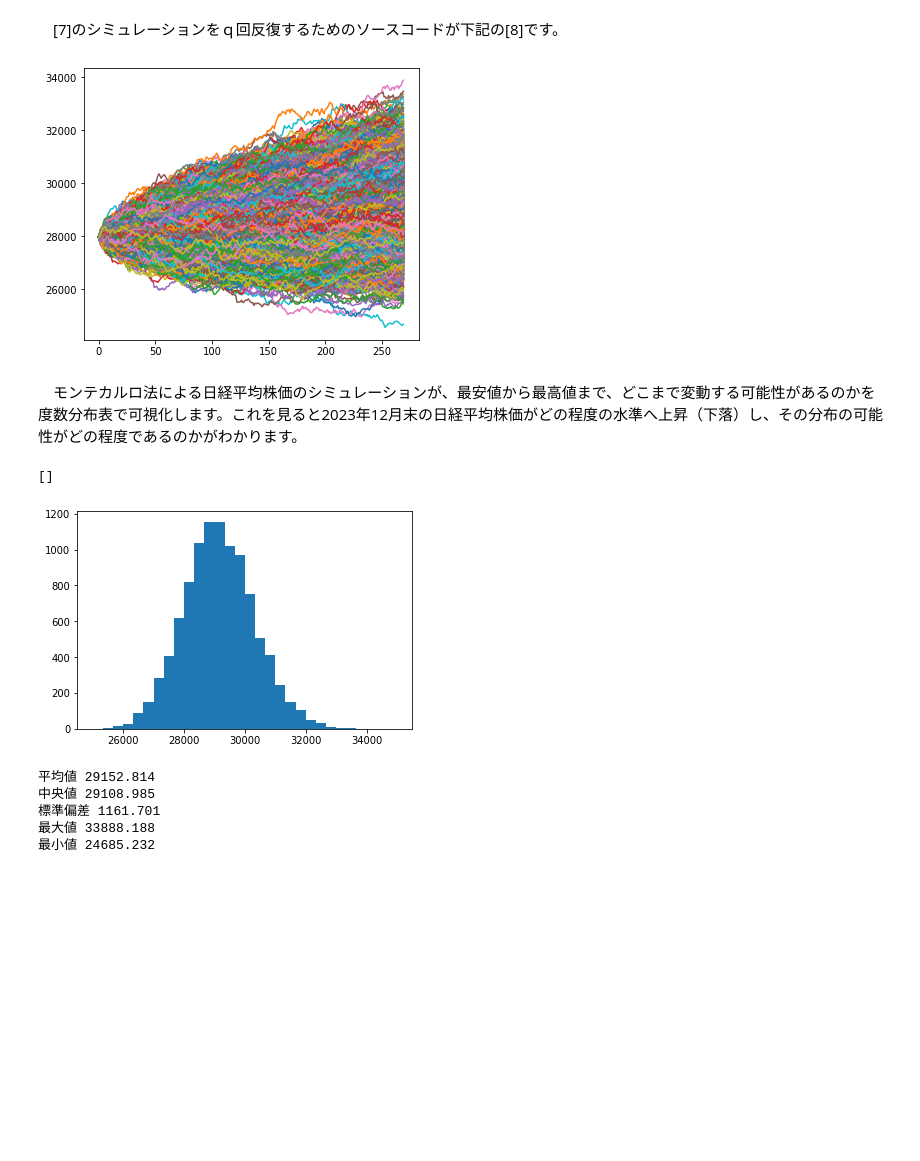
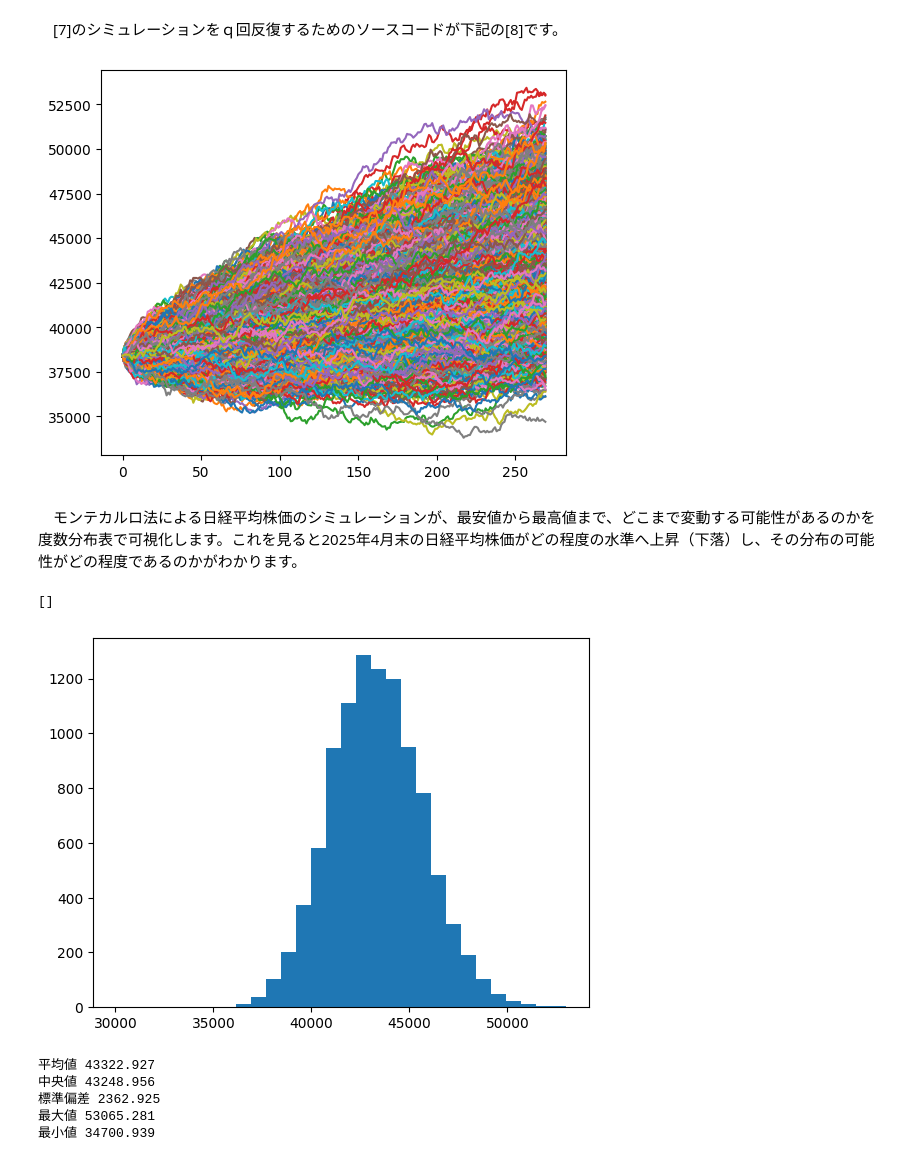
Before and after one commit to nagamamo/financial_data_science, a Jupyter notebook: 5_1_montecarlo_simulation.ipynb, the cells around one changed output. Drawn from its saved outputs; the diff is of its cells as text; code cells hidden in the pictures; blank space fills up the shorter version.

```diff
--- a/5_1_montecarlo_simulation.ipynb
+++ b/5_1_montecarlo_simulation.ipynb
@@ -19,8 +19,8 @@ import matplotlib.pyplot as plt
 # %%
 #[2]データ取得
 tickers=['^NKX'] #証券コードの指定
-start=datetime.date(2021,1,1)#標本期間を2021年1月1日から
-end=datetime.date(2022,11,30)#2022年11月30日までに指定
+start=datetime.date(2000,1,1)#標本期間を2000年1月1日から
+end=datetime.date(2024,4,30)#2024年4月30日までに指定
 nikkei=data.DataReader('^NKX','stooq',start=start,end=end).sort_values(by='Date',ascending=True)
 # %% [markdown]
 　次に日経平均株価の日次データの終値の対数差分からリターンを算出します。この株価リターンのデータフレーム名をd_nikkeiとします。続いて予測値を算出するため、この時系列データの直近の値である2022年11月30日の株価終値のみを切り取り、この終値の変数名をlastとします。この直近の値が、シミュレーションを行う際の出発点となります。
@@ -74,16 +74,16 @@ for i in range(1,q):
   nikkei_F2[i]=nikkei_F[-1]
   nikkei_F3=np.delete(nikkei_F2,0)
 # %% [output]
-[figure, old version]
+[figure, new version]
 # %% [markdown]
-　モンテカルロ法による日経平均株価のシミュレーションが、最安値から最高値まで、どこまで変動する可能性があるのかを度数分布表で可視化します。これを見ると2023年12月末の日経平均株価がどの程度の水準へ上昇（下落）し、その分布の可能性がどの程度であるのかがわかります。
+　モンテカルロ法による日経平均株価のシミュレーションが、最安値から最高値まで、どこまで変動する可能性があるのかを度数分布表で可視化します。これを見ると2025年4月末の日経平均株価がどの程度の水準へ上昇（下落）し、その分布の可能性がどの程度であるのかがわかります。
 # %%
 #[9]予測値分布の可視化
-plt.hist(nikkei_F3,bins=30,range=(25000,35000))
+plt.hist(nikkei_F3,bins=30,range=(30000,53000))
 plt.plot()
 # %% [output]
 []
-[figure, old version]
+[figure, new version]
 # %%
 #[10]予測値の記述統計
 print('平均値 {:.3f}'.format(np.mean(nikkei_F3)))
@@ -92,8 +92,8 @@ print('標準偏差 {:.3f}'.format(np.std(nikkei_F3)))
 print('最大値 {:.3f}'.format(np.max(nikkei_F3)))
 print('最小値 {:.3f}'.format(np.min(nikkei_F3)))
 # %% [output]
-平均値 29152.814
-中央値 29108.985
-標準偏差 1161.701
-最大値 33888.188
-最小値 24685.232
+平均値 43322.927
+中央値 43248.956
+標準偏差 2362.925
+最大値 53065.281
+最小値 34700.939
```
Also changed, not shown: parts of 3 cells of this notebook.
